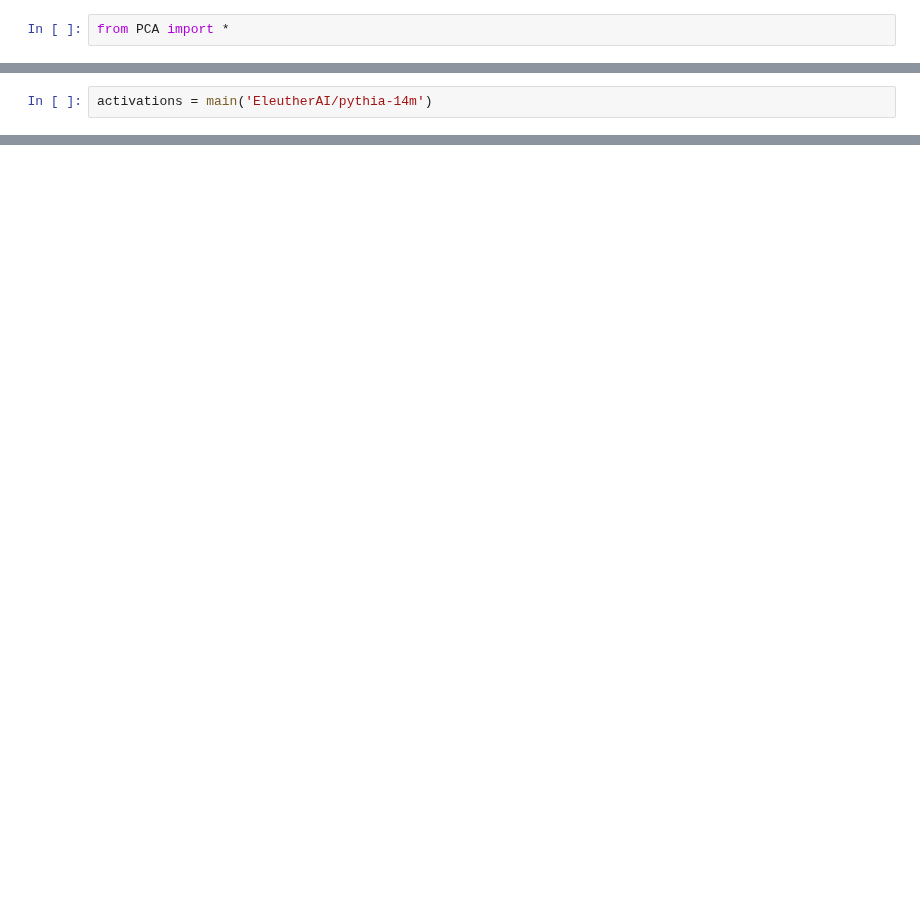
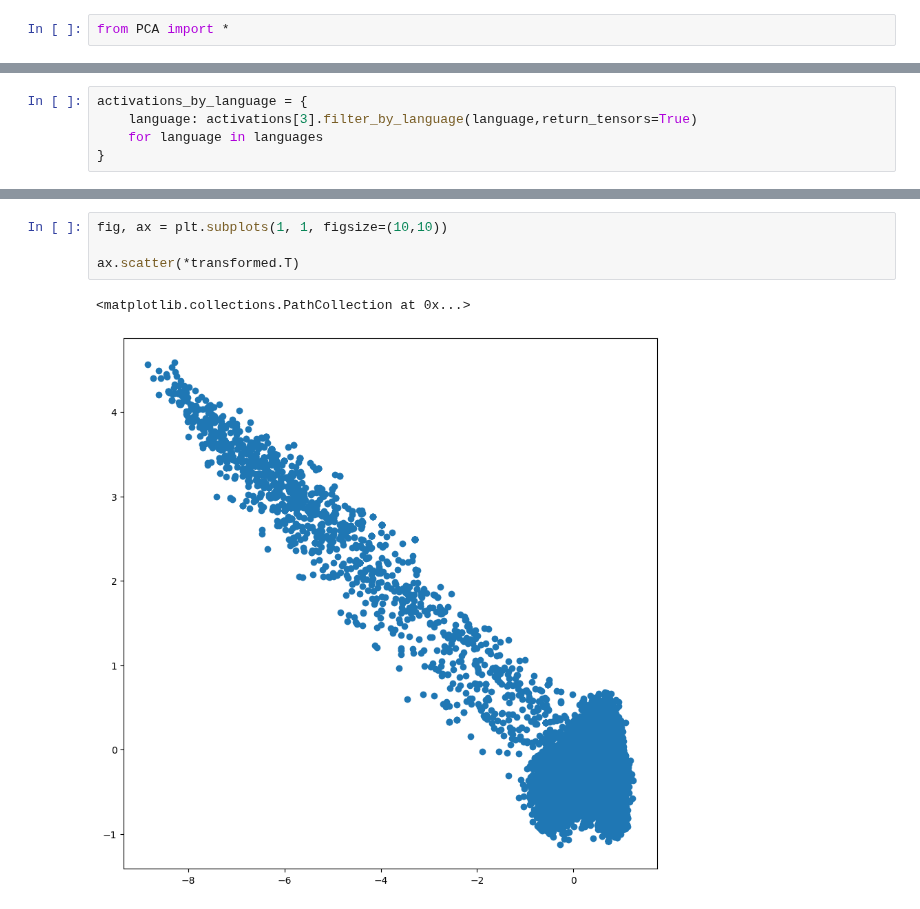
Before and after one commit to MartinKirkegaardDK/KDS_MI, a Jupyter notebook: refactor/_interactive.ipynb, the cells around one changed output, grey strips where cells are left out. Saved outputs shown, nothing was run; the diff lists cells and outputs as text; blank space fills up the shorter version.

```diff
--- a/refactor/_interactive.ipynb
+++ b/refactor/_interactive.ipynb
@@ -12,2 +5,0 @@ from matplotlib.colors import ListedColormap
-# %%
-activations = main('EleutherAI/pythia-14m')
@@ -13,0 +8,5 @@ activations = main('EleutherAI/pythia-14m')
+# %%
+activations_by_language = {
+    language: activations[3].filter_by_language(language,return_tensors=True)
+    for language in languages
+}
@@ -13,0 +47,7 @@ activations = main('EleutherAI/pythia-14m')
+# %%
+fig, ax = plt.subplots(1, 1, figsize=(10,10))
+
+ax.scatter(*transformed.T)
+# %% [output]
+<matplotlib.collections.PathCollection at 0x...>
+[figure, added]
```
Also changed, not shown: parts of 8 cells of this notebook, 3 other files.
